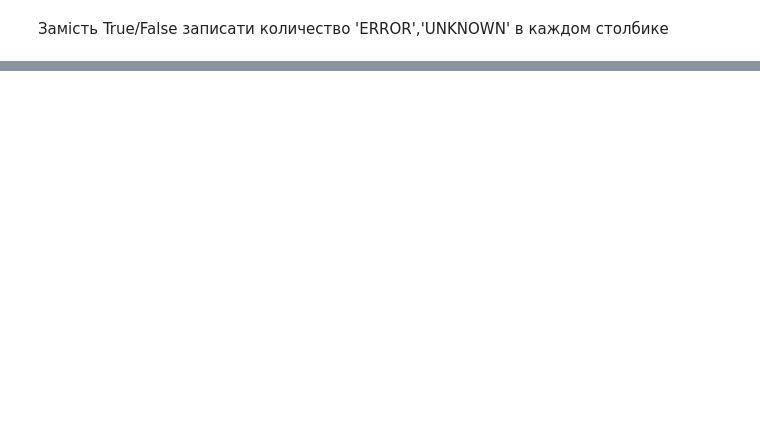
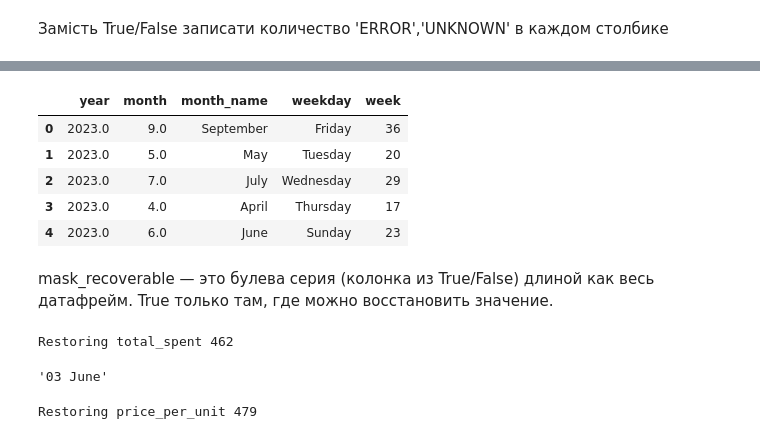
Before and after one commit to Alister44/Analysis_Cafe_Sales, a Jupyter notebook: analysis_cafe_sales.ipynb, the cells around one changed output, grey strips where cells are left out. Cells and saved outputs as stored; diff of their text form; code cells hidden in the pictures; blank space fills up the shorter version.

Commit message:
total spend created

```diff
--- a/analysis_cafe_sales.ipynb
+++ b/analysis_cafe_sales.ipynb
@@ -215,0 +264,4 @@ np.int64(2845)
+# %%
+df.replace(['ERROR', 'UNKNOWN', 'error', 'unknown', ''], np.nan, inplace=True)
+# inplace=True заменяет значения в самой таблице
+df.head()
@@ -215,0 +293,5 @@ np.int64(2845)
+# %%
+for col in ['quantity', 'price_per_unit', 'total_spent']:
+    df[col] = pd.to_numeric(df[col],errors='coerce')
+
+df.dtypes
@@ -215,0 +340,6 @@ np.int64(2845)
+# %%
+#откатываем до оригинального столбца в случае перезаписи(ошибки)
+df['transaction_date'] = df_origin['Transaction Date'].copy()
+# %%
+df['transaction_date'] = pd.to_datetime(df['transaction_date'],errors='coerce')
+df.dtypes
@@ -215,0 +357,54 @@ np.int64(2845)
+# %%
+# Extracting time signatures
+df['year'] = df['transaction_date'].dt.year
+df['month'] = df['transaction_date'].dt.month
+df['month_name'] = df['transaction_date'].dt.strftime('%B')
+df['weekday'] = df['transaction_date'].dt.day_name()
+df['week'] = df['transaction_date'].dt.isocalendar().week.astype('Int64')
+df[['year','month','month_name','weekday','week']].head()
+# %% [output]
+|  | year | month | month_name | weekday | week |
+| 0 | 2023.0 | 9.0 | September | Friday | 36 |
+| 1 | 2023.0 | 5.0 | May | Tuesday | 20 |
+| 2 | 2023.0 | 7.0 | July | Wednesday | 29 |
+| 3 | 2023.0 | 4.0 | April | Thursday | 17 |
+| 4 | 2023.0 | 6.0 | June | Sunday | 23 |
+# %% [markdown]
+
+
+mask_recoverable — это булева серия (колонка из True/False) длиной как весь датафрейм. True только там, где можно восстановить значение.
+# %%
+#Restoring total_spent (quantity * price)
+mask_recoverable = (
+    df['total_spent'].isna() & # total_spent пропущен
+    df['quantity'].notna() &   # quantity есть
+    df['price_per_unit'].notna() # price_per_unit есть
+)
+df.loc[mask_recoverable,'total_spent'] = (df.loc[mask_recoverable,'quantity'] *
+                                          df.loc[mask_recoverable,'price_per_unit'])
+print(f"Restoring total_spent {mask_recoverable.sum()}")
+# %% [output]
+Restoring total_spent 462
+# %%
+#шпаргалка
+d = datetime.date(2026, 6, 3)
+
+d.strftime('%d')  # '03'
+d.strftime('%B')  # 'June'
+d.strftime('%d %B')  # '03 June'
+# %% [output]
+'03 June'
+# %%
+#dict of median prices
+price_map = (
+    df.dropna(subset=['item','price_per_unit'])
+    .groupby('item')['price_per_unit']
+    .median()
+    .to_dict()
+)
+mask_price = df['price_per_unit'].isna() & df['item'].notna()
+df.loc[mask_price,'price_per_unit'] = df.loc[mask_price,'item'].map(price_map)
+
+print(f"Restoring price_per_unit {mask_price.sum()}")
+# %% [output]
+Restoring price_per_unit 479
```
Also changed, not shown: parts of 19 cells of this notebook.
